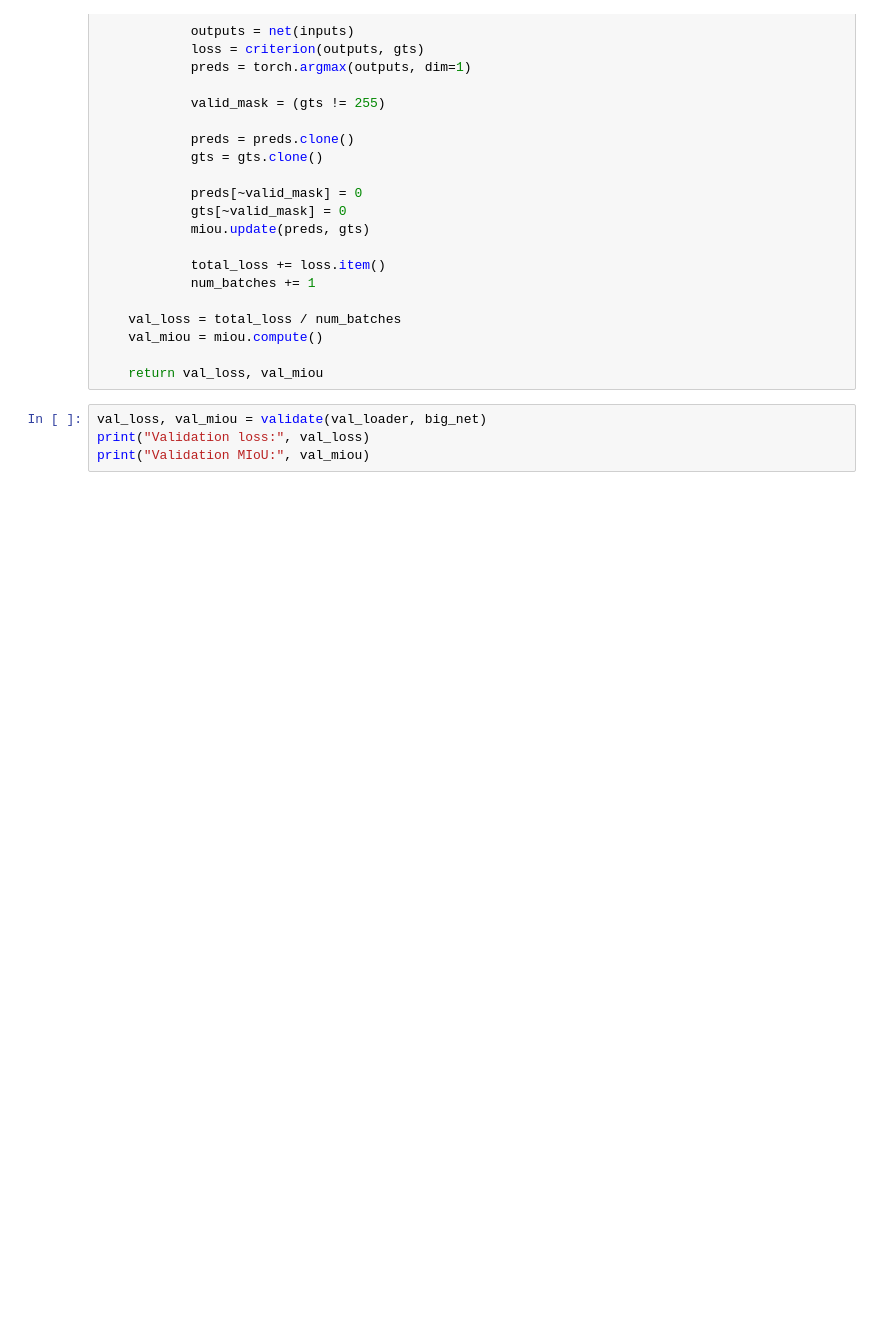
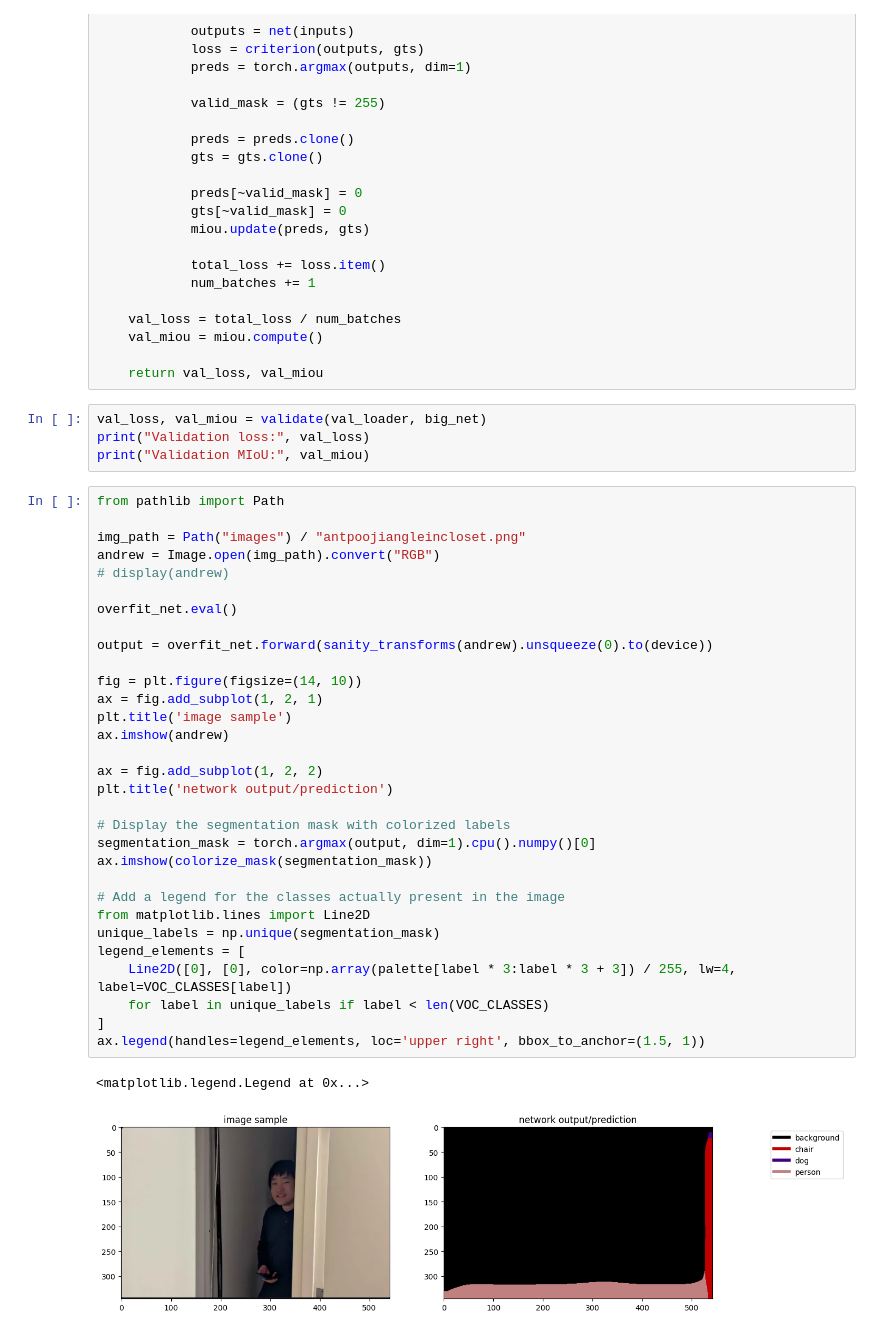
Before and after one commit to tofuuuuuuu/cs484-final-project, a Jupyter notebook: wsss.ipynb, the cells around one changed output. Saved outputs shown, nothing was run; the diff lists cells and outputs as text; blank space fills up the shorter version.

```diff
--- a/wsss.ipynb
+++ b/wsss.ipynb
@@ -872,3 +945,37 @@ def validate(val_loader, net, criterion=validation_criterion):
 val_loss, val_miou = validate(val_loader, big_net)
 print("Validation loss:", val_loss)
 print("Validation MIoU:", val_miou)
+# %%
+from pathlib import Path
+
+img_path = Path("images") / "antpoojiangleincloset.png"
+andrew = Image.open(img_path).convert("RGB")
+# display(andrew)
+
+overfit_net.eval()
+
+output = overfit_net.forward(sanity_transforms(andrew).unsqueeze(0).to(device))
+
+fig = plt.figure(figsize=(14, 10))
+ax = fig.add_subplot(1, 2, 1)
+plt.title('image sample')
+ax.imshow(andrew)
+
+ax = fig.add_subplot(1, 2, 2)
+plt.title('network output/prediction')
+
+# Display the segmentation mask with colorized labels
+segmentation_mask = torch.argmax(output, dim=1).cpu().numpy()[0]
+ax.imshow(colorize_mask(segmentation_mask))
+
+# Add a legend for the classes actually present in the image
+from matplotlib.lines import Line2D
+unique_labels = np.unique(segmentation_mask)
+legend_elements = [
+    Line2D([0], [0], color=np.array(palette[label * 3:label * 3 + 3]) / 255, lw=4, label=VOC_CLASSES[label])
+    for label in unique_labels if label < len(VOC_CLASSES)
+]
+ax.legend(handles=legend_elements, loc='upper right', bbox_to_anchor=(1.5, 1))
+# %% [output]
+<matplotlib.legend.Legend at 0x...>
+[figure, added]
```
Also changed, not shown: parts of 43 cells of this notebook, 1 other file.
